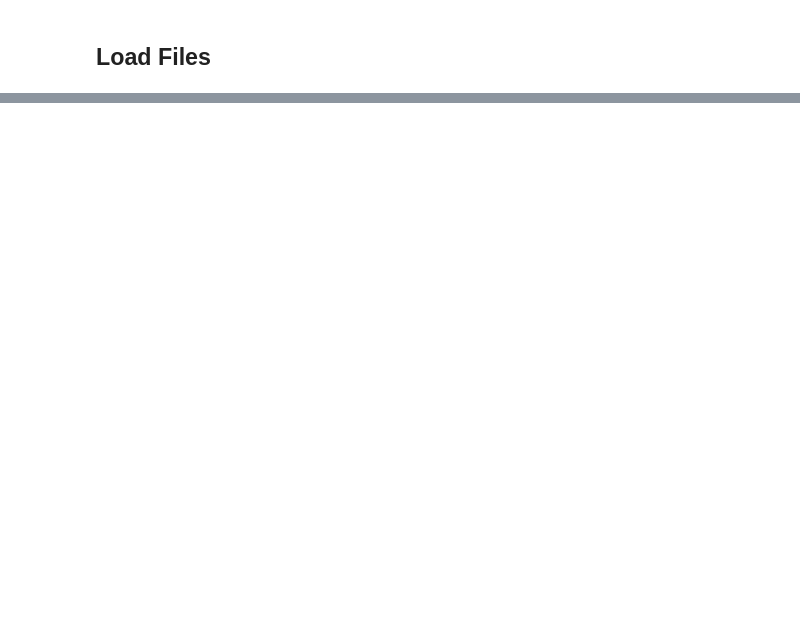
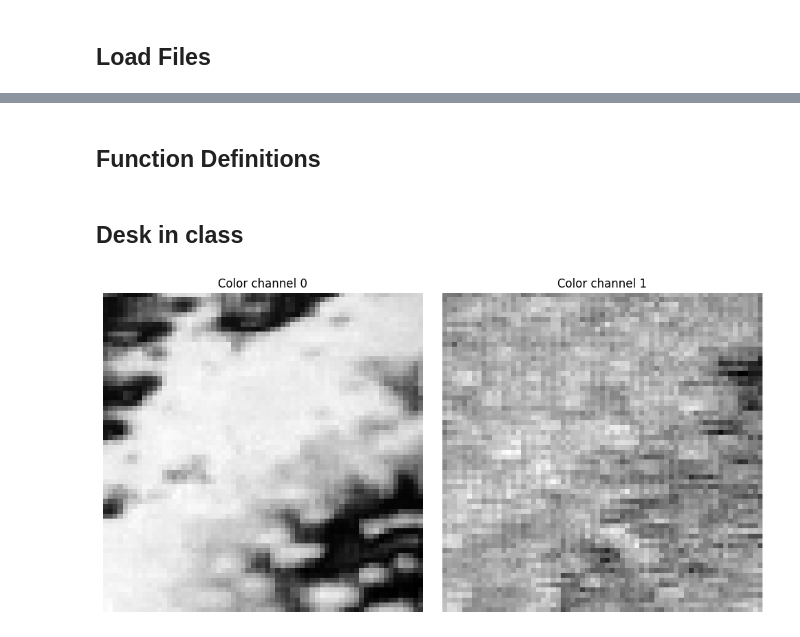
Before and after one commit to Dav-11/spo2_touchless, a Jupyter notebook: img_px2px_diff/px2px_diff_pc/data_analysis.ipynb, the cells around one changed output, grey strips where cells are left out. Drawn from its saved outputs; the diff is of its cells as text; code cells hidden in the pictures; blank space fills up the shorter version.

```diff
--- a/img_px2px_diff/px2px_diff_pc/data_analysis.ipynb
+++ b/img_px2px_diff/px2px_diff_pc/data_analysis.ipynb
@@ -33,7 +25,0 @@ for c in range(colors):
-# %%
-for c in range(colors):
-    for f in range(num_frames - 1): # skip last one
-        # for h in range(ROI_H):
-            # for w in range(ROI_W):
-
-                print(f"diff_arr[{f}, {1}, {1}, {c}]: {diff_arr[f, 1, 1, c]}")
@@ -84,0 +26,36 @@ plt.show()
+# %% [markdown]
+## Function Definitions
+# %%
+def plot_pixel_change_matrix(data):
+    """
+    Plot ROI_H x ROI_W heatmaps (one per color channel) where
+    darker pixels indicate larger temporal change over frames.
+
+    data: numpy array of shape (num_frames, ROI_H, ROI_W, colors)
+    """
+
+    num_frames, ROI_H, ROI_W, colors = data.shape
+
+    # Compute per-pixel temporal variation
+    # Here: standard deviation across frames for each pixel & color
+    change_map = np.std(data, axis=0)   # shape → (ROI_H, ROI_W, colors)
+
+    # Normalize each color channel independently (0 = highest change → dark)
+    norm_change = np.zeros_like(change_map)
+    for c in range(colors):
+        ch = change_map[:, :, c]
+        ch_min, ch_max = ch.min(), ch.max()
+        norm_change[:, :, c] = (ch - ch_min) / (ch_max - ch_min + 1e-9)
+
+    # Plot each channel
+    fig, axs = plt.subplots(1, colors, figsize=(5 * colors, 5))
+    if colors == 1:
+        axs = [axs]
+
+    for c in range(colors):
+        axs[c].imshow(1 - norm_change[:, :, c], cmap='gray')
+        axs[c].set_title(f"Color channel {c}")
+        axs[c].axis("off")
+
+    plt.tight_layout()
+    plt.show()
@@ -84,0 +96,6 @@ plt.show()
+# %% [markdown]
+## Desk in class
+# %%
+plot_pixel_change_matrix(data=data_desk_classroom)
+# %% [output]
+[figure, added]
```
Also changed, not shown: parts of 20 cells of this notebook, 9 other files.
